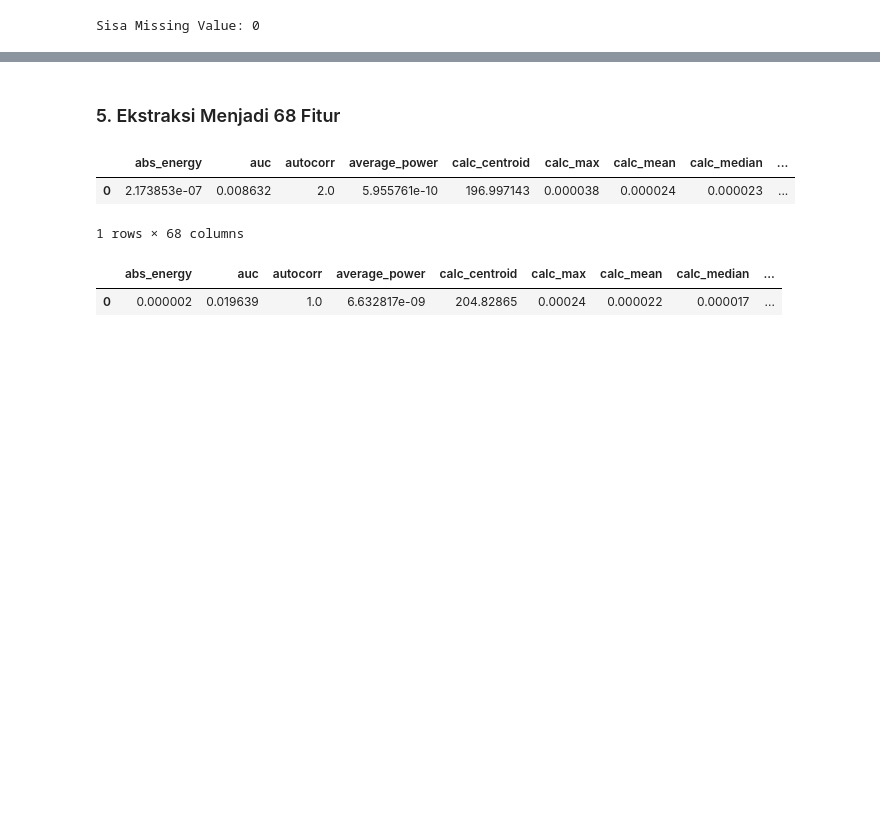
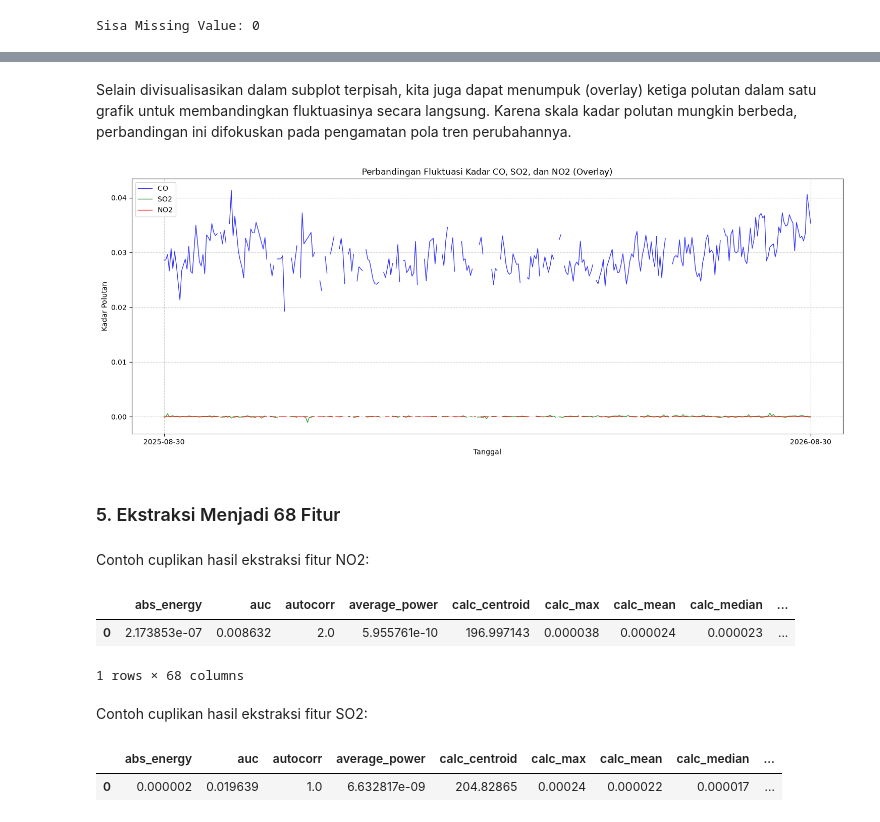
Before and after one commit to Deocandra/PSD, a Jupyter notebook: _sources/widodaren/ekstraksi-fitur.ipynb, the cells around one changed output, grey strips where cells are left out. Drawn from its saved outputs; the diff is of its cells as text; code cells hidden in the pictures; blank space fills up the shorter version.

```diff
--- a/_sources/widodaren/ekstraksi-fitur.ipynb
+++ b/_sources/widodaren/ekstraksi-fitur.ipynb
@@ -435,3 +441,30 @@ Note: you may need to restart the kernel to use updated packages.
+# %% [markdown]
+Selain divisualisasikan dalam subplot terpisah, kita juga dapat menumpuk (overlay) ketiga polutan dalam satu grafik untuk membandingkan fluktuasinya secara langsung. Karena skala kadar polutan mungkin berbeda, perbandingan ini difokuskan pada pengamatan pola tren perubahannya.
+# %%
+plt.figure(figsize=(15, 6))
+
+# Plot ketiga polutan dalam satu axis
+plt.plot(df_co['date'], df_co['CO'], color='blue', label='CO', linewidth=1, alpha=0.8)
+plt.plot(df_so2['date'], df_so2['SO2'], color='green', label='SO2', linewidth=1, alpha=0.8)
+plt.plot(df_no2['date'], df_no2['NO2'], color='red', label='NO2', linewidth=1, alpha=0.8)
+
+plt.title('Perbandingan Fluktuasi Kadar CO, SO2, dan NO2 (Overlay)')
+plt.xlabel('Tanggal')
+plt.ylabel('Kadar Polutan')
+plt.grid(True, linestyle='--', alpha=0.6)
+plt.legend()
+
+# Menyesuaikan tampilan sumbu X
+plt.xticks(
+    ticks=[df_co['date'].iloc[0], df_co['date'].iloc[-1]],
+    labels=[df_co['date'].iloc[0].strftime('%Y-%m-%d'),
+            df_co['date'].iloc[-1].strftime('%Y-%m-%d')]
+)
+
+plt.tight_layout()
+plt.show()
+# %% [output]
+[figure, added]
 # %% [markdown]
 ### 5. Ekstraksi Menjadi 68 Fitur
 # %%
@@ -508,6 +541,8 @@ extracted_features_final = pd.DataFrame([row])
 
 print(f"Berhasil! Jumlah fitur yang dihasilkan untuk {target_pollutant}: {extracted_features_final.shape[1]}")
 extracted_features_final.to_csv(f'{target_pollutant}-Widodaren-TSFEL.csv', index=False)
+# %% [markdown]
+Contoh cuplikan hasil ekstraksi fitur NO2:
 # %%
 df_features = pd.read_csv("NO2-Widodaren-TSFEL.csv")
 df_features.head(5)
@@ -515,6 +550,8 @@ df_features.head(5)
 |  | abs_energy | auc | autocorr | average_power | calc_centroid | calc_max | calc_mean | calc_median | ... |
 | 0 | 2.173853e-07 | 0.008632 | 2.0 | 5.955761e-10 | 196.997143 | 0.000038 | 0.000024 | 0.000023 | ... |
 1 rows × 68 columns
+# %% [markdown]
+Contoh cuplikan hasil ekstraksi fitur SO2:
 # %%
 df_features = pd.read_csv("SO2-Widodaren-TSFEL.csv")
 df_features.head(5)
```
Also changed, not shown: parts of 16 cells of this notebook, 37 other files.
